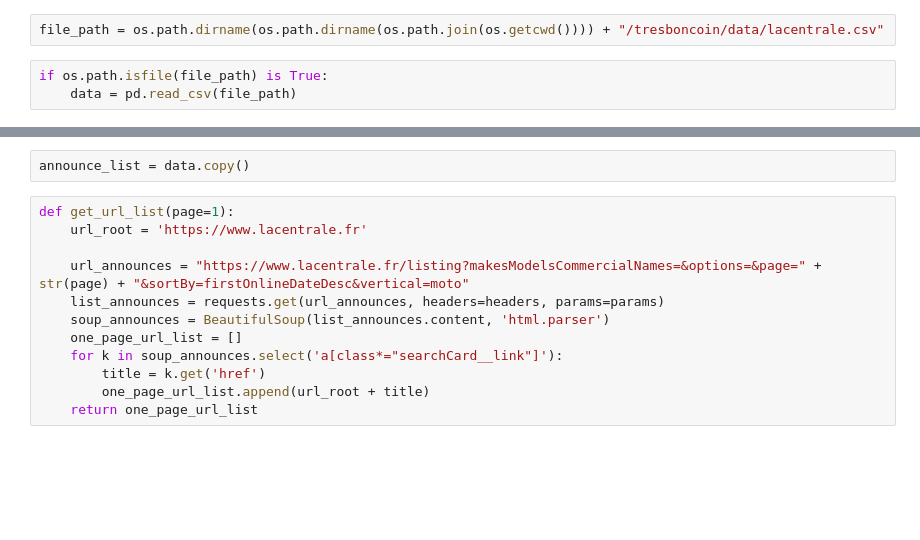
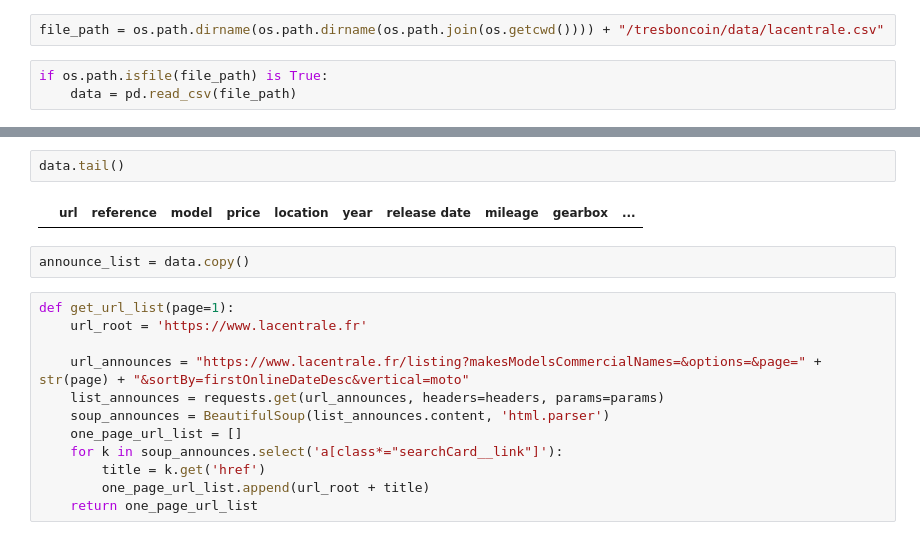
Before and after one commit to AnthonyDF/tresboncoin, a Jupyter notebook: notebooks/victor/victor_notebook.ipynb, the cells around one changed output, grey strips where cells are left out. Cells and saved outputs as stored; diff of their text form; blank space fills up the shorter version.

```diff
--- a/notebooks/victor/victor_notebook.ipynb
+++ b/notebooks/victor/victor_notebook.ipynb
@@ -284,3 +360,7 @@ data.head()
+# %%
+data.tail()
+# %% [output]
+|  | url | reference | model | price | location | year | release date | mileage | gearbox | ... |
 # %%
 announce_list = data.copy()
 # %%
```
Also changed, not shown: parts of 27 cells of this notebook, 1 other file.
